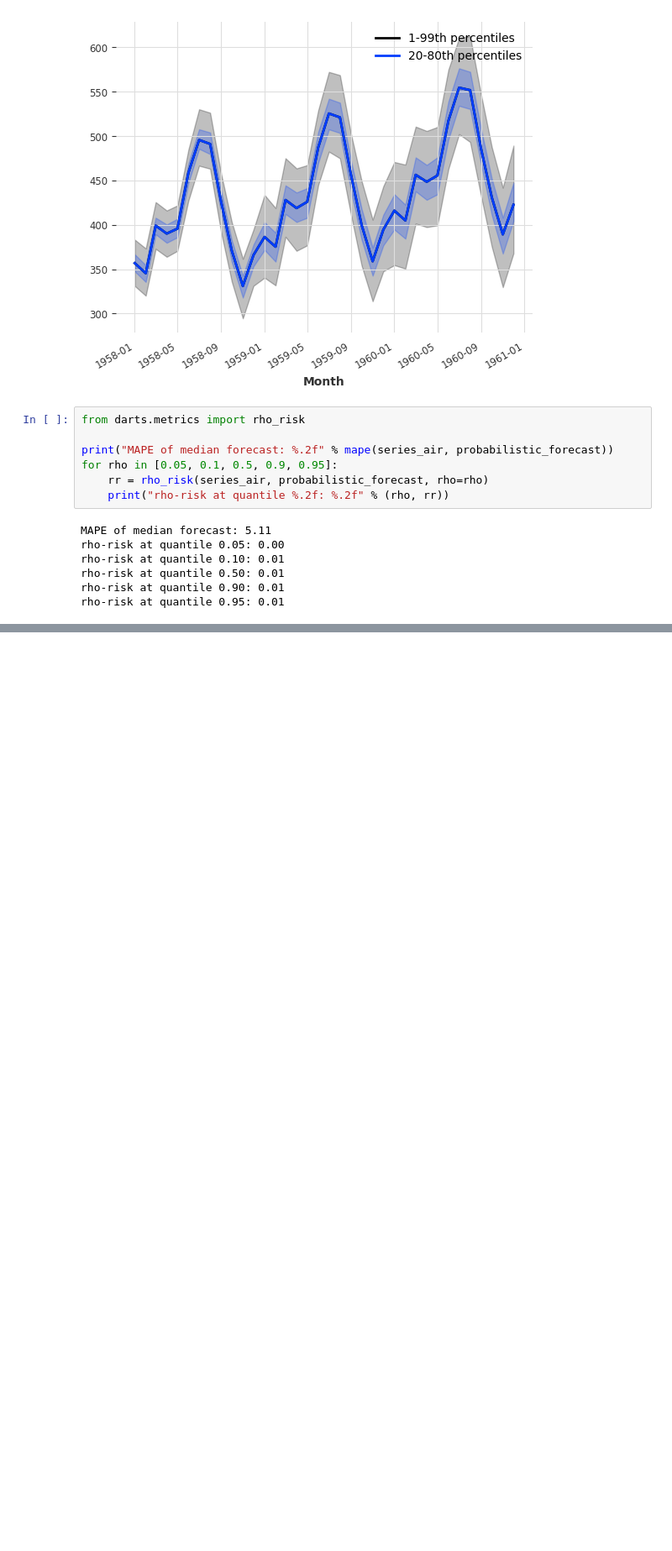
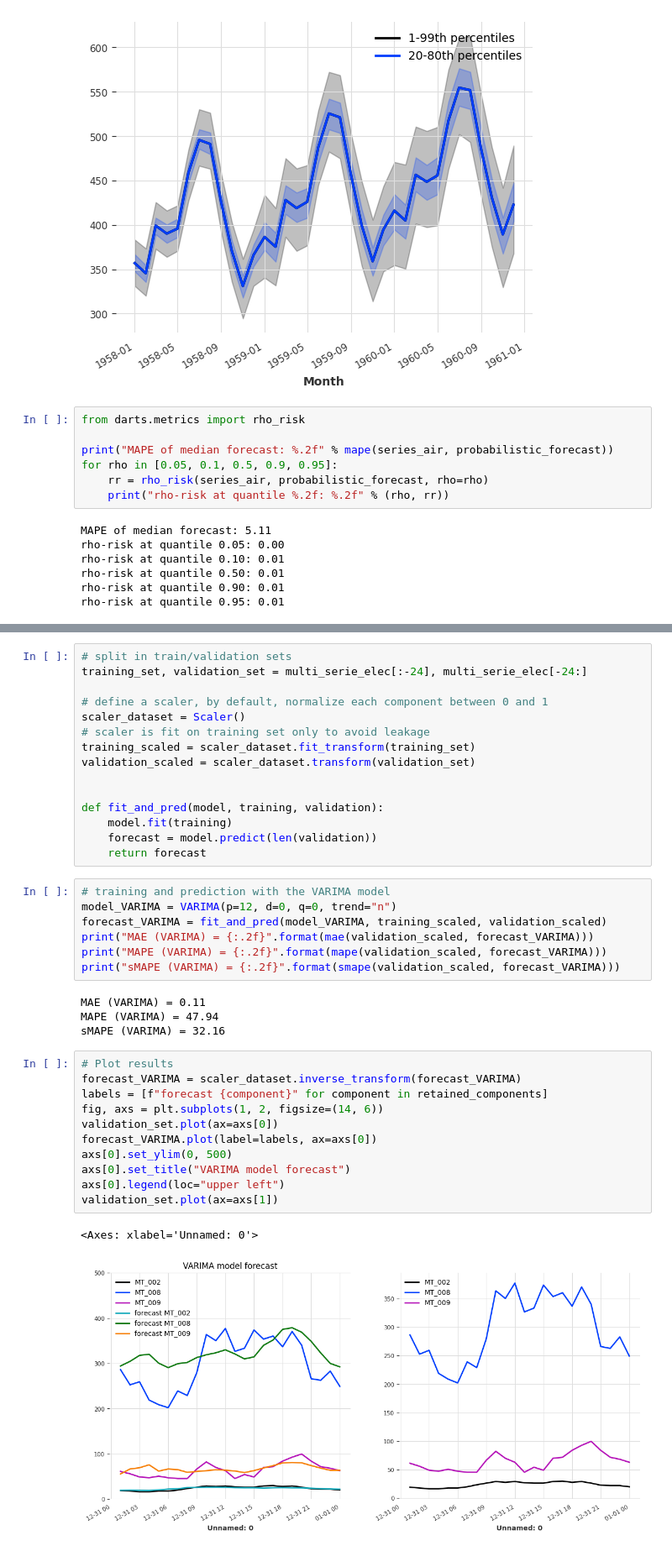
Before and after one commit to AlbertoBarbado/ml-tutorials, a Jupyter notebook: Forecasting/DARTS.ipynb, the cells around one changed output, grey strips where cells are left out. Shown at 84% size. Cells and saved outputs as stored; diff of their text form; blank space fills up the shorter version.

```diff
--- a/Forecasting/DARTS.ipynb
+++ b/Forecasting/DARTS.ipynb
@@ -852,0 +920,40 @@ rho-risk at quantile 0.95: 0.01
+# %%
+# split in train/validation sets
+training_set, validation_set = multi_serie_elec[:-24], multi_serie_elec[-24:]
+
+# define a scaler, by default, normalize each component between 0 and 1
+scaler_dataset = Scaler()
+# scaler is fit on training set only to avoid leakage
+training_scaled = scaler_dataset.fit_transform(training_set)
+validation_scaled = scaler_dataset.transform(validation_set)
+
+
+def fit_and_pred(model, training, validation):
+    model.fit(training)
+    forecast = model.predict(len(validation))
+    return forecast
+# %%
+# training and prediction with the VARIMA model
+model_VARIMA = VARIMA(p=12, d=0, q=0, trend="n")
+forecast_VARIMA = fit_and_pred(model_VARIMA, training_scaled, validation_scaled)
+print("MAE (VARIMA) = {:.2f}".format(mae(validation_scaled, forecast_VARIMA)))
+print("MAPE (VARIMA) = {:.2f}".format(mape(validation_scaled, forecast_VARIMA)))
+print("sMAPE (VARIMA) = {:.2f}".format(smape(validation_scaled, forecast_VARIMA)))
+# %% [output]
+MAE (VARIMA) = 0.11
+MAPE (VARIMA) = 47.94
+sMAPE (VARIMA) = 32.16
+# %%
+# Plot results
+forecast_VARIMA = scaler_dataset.inverse_transform(forecast_VARIMA)
+labels = [f"forecast {component}" for component in retained_components]
+fig, axs = plt.subplots(1, 2, figsize=(14, 6))
+validation_set.plot(ax=axs[0])
+forecast_VARIMA.plot(label=labels, ax=axs[0])
+axs[0].set_ylim(0, 500)
+axs[0].set_title("VARIMA model forecast")
+axs[0].legend(loc="upper left")
+validation_set.plot(ax=axs[1])
+# %% [output]
+<Axes: xlabel='Unnamed: 0'>
+[figure, added]
```
Also changed, not shown: parts of 6 cells of this notebook.
